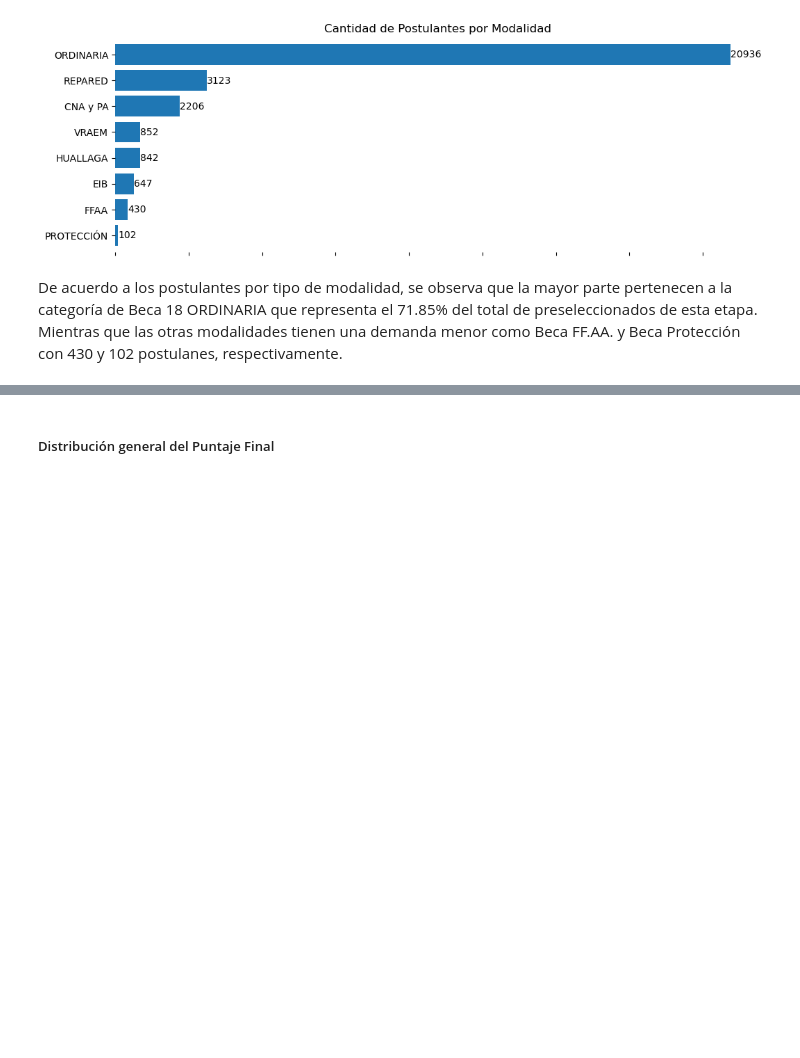
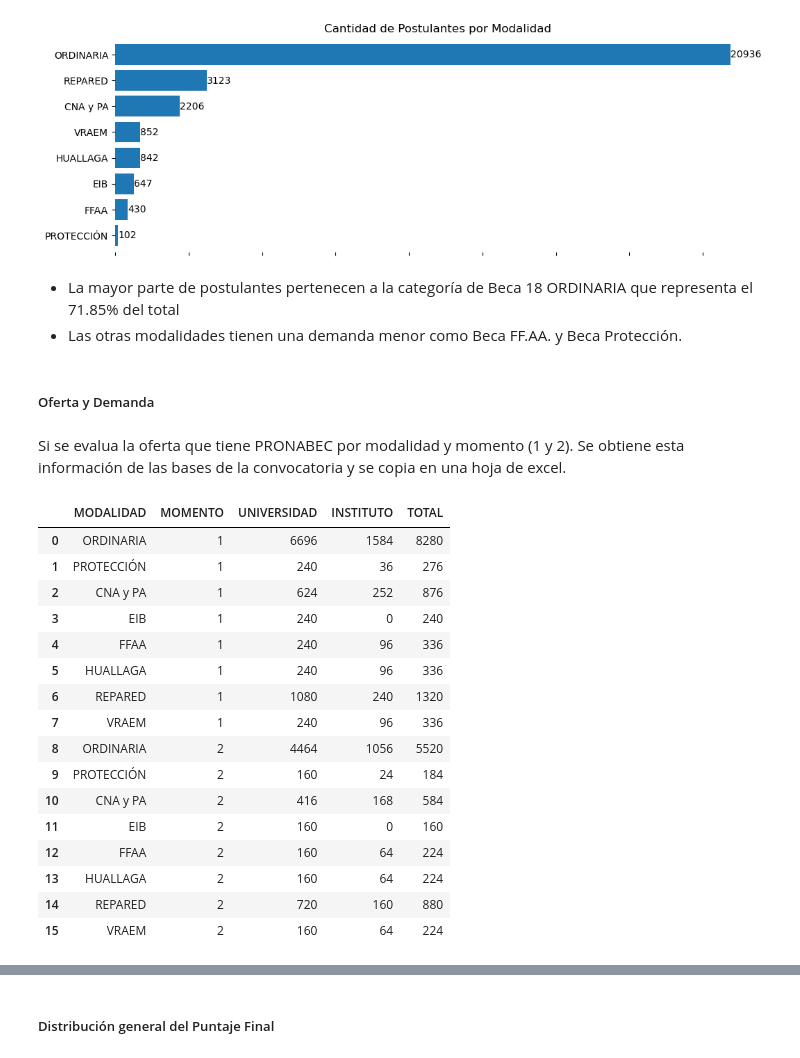
Before and after one commit to wreyesa/AnalisisBeca18, a Jupyter notebook: analysis.ipynb, the cells around one changed output, grey strips where cells are left out. Cells and saved outputs as stored; diff of their text form; code cells hidden in the pictures; blank space fills up the shorter version.

```diff
--- a/analysis.ipynb
+++ b/analysis.ipynb
@@ -74,4 +79,31 @@ grafica_por_categoria(df, category='MODALIDAD', y_size=4, titulo='Cantidad de Po
 # %% [output]
 [figure]
 # %% [markdown]
-De acuerdo a los postulantes por tipo de modalidad, se observa que la mayor parte pertenecen a la categoría de Beca 18 ORDINARIA que representa el 71.85% del total de preseleccionados de esta etapa. Mientras que las otras modalidades tienen una demanda menor como Beca FF.AA. y Beca Protección con 430 y 102 postulanes, respectivamente.
+* La mayor parte de postulantes pertenecen a la categoría de Beca 18 ORDINARIA que representa el 71.85% del total
+* Las otras modalidades tienen una demanda menor como Beca FF.AA. y Beca Protección.
+# %% [markdown]
+##### Oferta y Demanda
+# %% [markdown]
+Si se evalua la oferta que tiene PRONABEC por modalidad y momento (1 y 2). Se obtiene esta información de las bases de la convocatoria y se copia en una hoja de excel.
+# %%
+path_oferta = 'input/oferta.xlsx'
+oferta = pd.read_excel(path_oferta)
+oferta
+# %% [output]
+|  | MODALIDAD | MOMENTO | UNIVERSIDAD | INSTITUTO | TOTAL |
+| 0 | ORDINARIA | 1 | 6696 | 1584 | 8280 |
+| 1 | PROTECCIÓN | 1 | 240 | 36 | 276 |
+| 2 | CNA y PA | 1 | 624 | 252 | 876 |
+| 3 | EIB | 1 | 240 | 0 | 240 |
+| 4 | FFAA | 1 | 240 | 96 | 336 |
+| 5 | HUALLAGA | 1 | 240 | 96 | 336 |
+| 6 | REPARED | 1 | 1080 | 240 | 1320 |
+| 7 | VRAEM | 1 | 240 | 96 | 336 |
+| 8 | ORDINARIA | 2 | 4464 | 1056 | 5520 |
+| 9 | PROTECCIÓN | 2 | 160 | 24 | 184 |
+| 10 | CNA y PA | 2 | 416 | 168 | 584 |
+| 11 | EIB | 2 | 160 | 0 | 160 |
+| 12 | FFAA | 2 | 160 | 64 | 224 |
+| 13 | HUALLAGA | 2 | 160 | 64 | 224 |
+| 14 | REPARED | 2 | 720 | 160 | 880 |
+| 15 | VRAEM | 2 | 160 | 64 | 224 |
```
Also changed, not shown: parts of 18 cells of this notebook, 2 other files.
